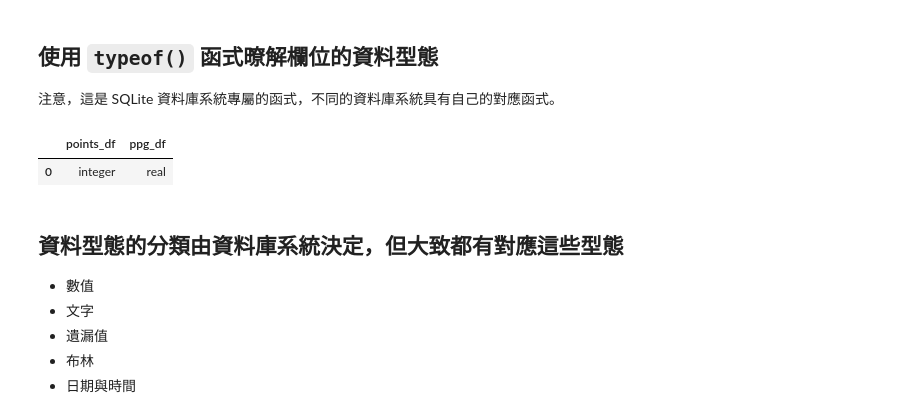
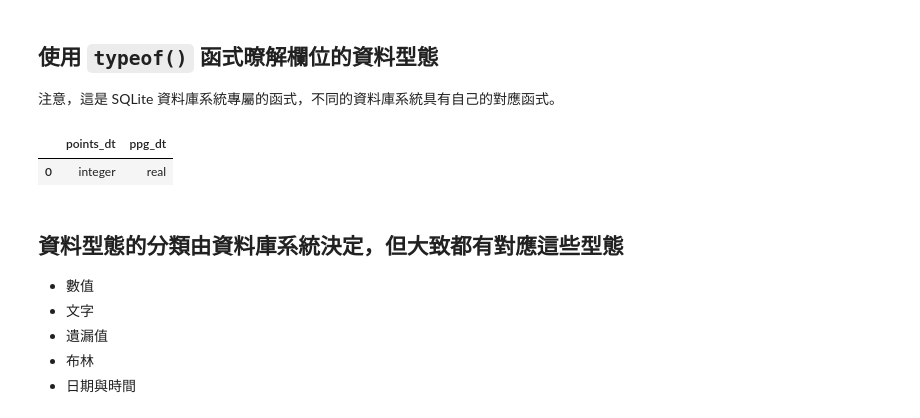
Before and after one commit to yaojenkuo/introduction-to-sql, a Jupyter notebook: 02-retrieving-data.ipynb, the cells around one changed output. Drawn from its saved outputs; the diff is of its cells as text; code cells hidden in the pictures.

```diff
--- a/02-retrieving-data.ipynb
+++ b/02-retrieving-data.ipynb
@@ -178,14 +178,14 @@ pd.read_sql(sql_query, conn)
 注意，這是 SQLite 資料庫系統專屬的函式，不同的資料庫系統具有自己的對應函式。
 # %%
 sql_query = """
-SELECT typeof(points) AS points_df,
-       typeof(ppg) AS ppg_df
+SELECT typeof(points) AS points_dt,
+       typeof(ppg) AS ppg_dt
   FROM careerSummaries
  LIMIT 1;
 """
 pd.read_sql(sql_query, conn)
 # %% [output]
-|  | points_df | ppg_df |
+|  | points_dt | ppg_dt |
 | 0 | integer | real |
 # %% [markdown]
 ## 資料型態的分類由資料庫系統決定，但大致都有對應這些型態
```
Also changed, not shown: parts of 4 cells of this notebook.
